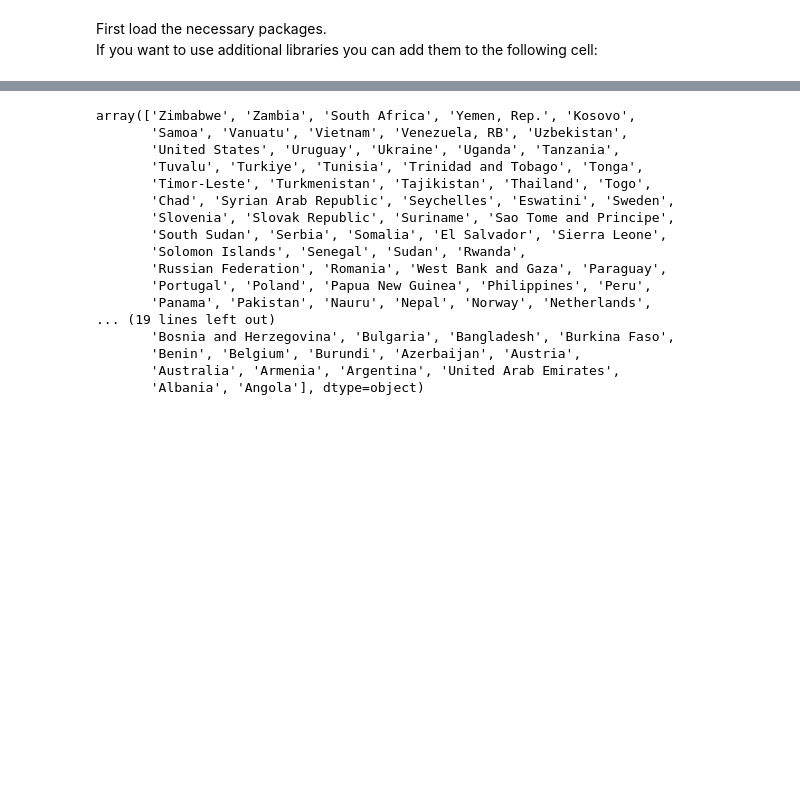
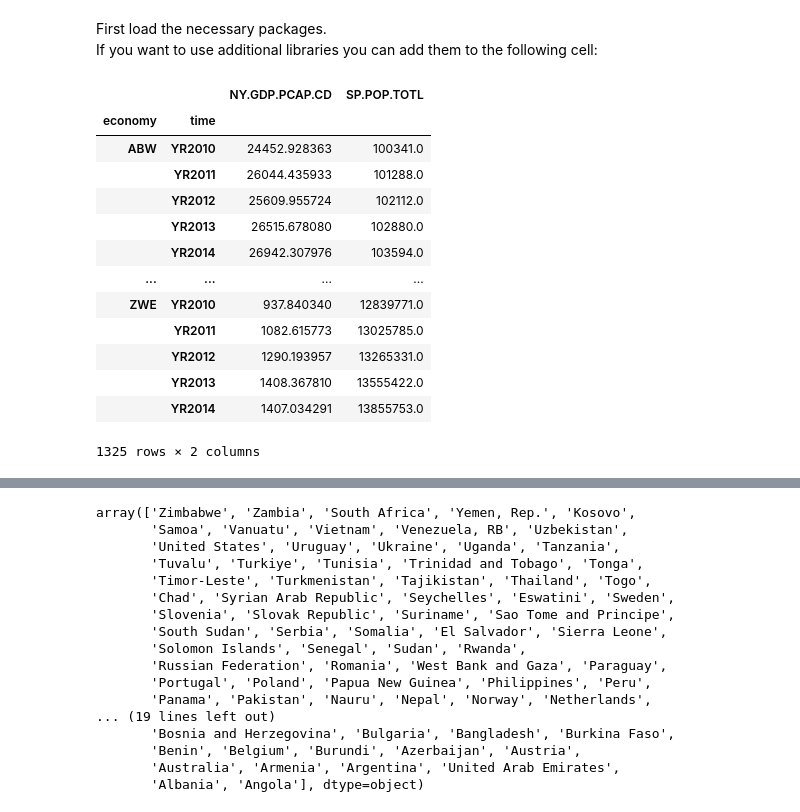
Before and after one commit to miTTimmiTTim/TIDS, a Jupyter notebook: ClassProject.ipynb, the cells around one changed output, grey strips where cells are left out. Drawn from its saved outputs; the diff is of its cells as text; code cells hidden in the pictures; blank space fills up the shorter version.

Commit message:
add series from world bank

```diff
--- a/ClassProject.ipynb
+++ b/ClassProject.ipynb
@@ -24,3 +27,23 @@ import folium
 from folium.plugins import MarkerCluster
 # %%
 import nasdaqdatalink
+# %%
+#Little test with wbgapi, to build directly a dataframe
+# https://nbviewer.org/github/tgherzog/wbgapi/blob/master/examples/wbgapi-cookbook.ipynb
+wba.data.DataFrame(['SP.POP.TOTL', 'NY.GDP.PCAP.CD'],
+                  time=range(2010,2015), skipBlanks=True, columns='series')
+# %% [output]
+|  |  | NY.GDP.PCAP.CD | SP.POP.TOTL |
+| economy | time |  |  |
+| ABW | YR2010 | 24452.928363 | 100341.0 |
+|  | YR2011 | 26044.435933 | 101288.0 |
+|  | YR2012 | 25609.955724 | 102112.0 |
+|  | YR2013 | 26515.678080 | 102880.0 |
+|  | YR2014 | 26942.307976 | 103594.0 |
+| ... | ... | ... | ... |
+| ZWE | YR2010 | 937.840340 | 12839771.0 |
+|  | YR2011 | 1082.615773 | 13025785.0 |
+|  | YR2012 | 1290.193957 | 13265331.0 |
+|  | YR2013 | 1408.367810 | 13555422.0 |
+|  | YR2014 | 1407.034291 | 13855753.0 |
+1325 rows × 2 columns
```
Also changed, not shown: parts of 8 cells of this notebook, 1 other file.
